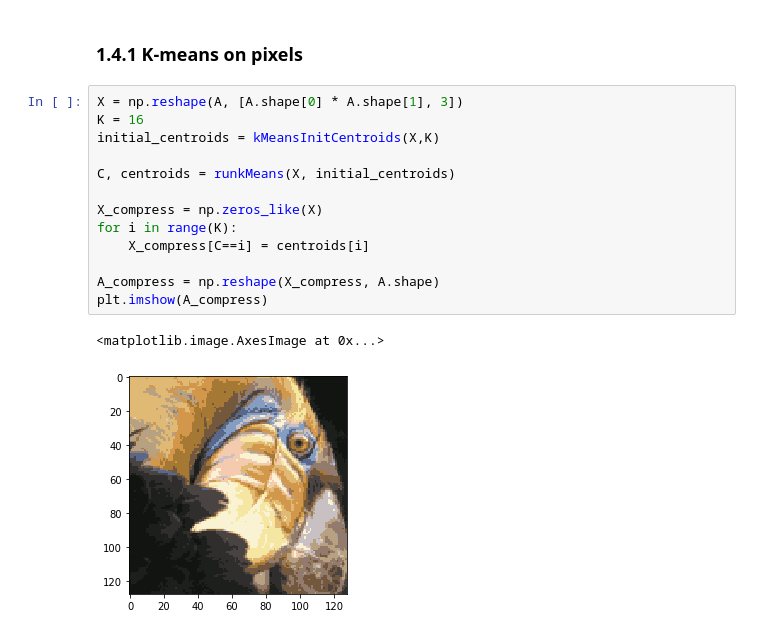
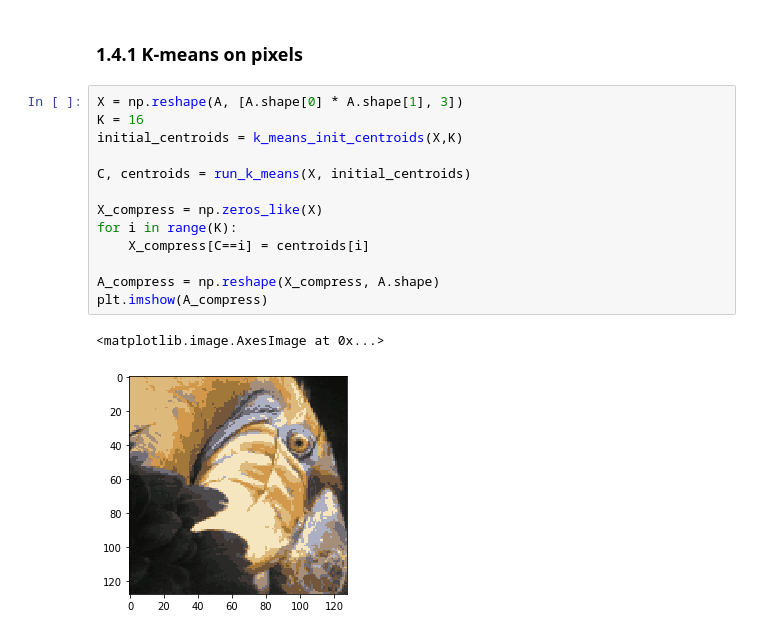
Before and after one commit to OfirKedem/Coursera-Machine-learning-python, a Jupyter notebook: ex7/code/K-means Clustering.ipynb, the cells around one changed output. Cells and saved outputs as stored; diff of their text form.

```diff
--- a/ex7/code/K-means Clustering.ipynb
+++ b/ex7/code/K-means Clustering.ipynb
@@ -152,16 +51,16 @@ float32
 # %%
 X = np.reshape(A, [A.shape[0] * A.shape[1], 3])
 K = 16
-initial_centroids = kMeansInitCentroids(X,K)
+initial_centroids = k_means_init_centroids(X,K)
 
-C, centroids = runkMeans(X, initial_centroids)
+C, centroids = run_k_means(X, initial_centroids)
 
 X_compress = np.zeros_like(X)
 for i in range(K):
     X_compress[C==i] = centroids[i]
 
 A_compress = np.reshape(X_compress, A.shape)
 plt.imshow(A_compress)
 # %% [output]
 <matplotlib.image.AxesImage at 0x...>
-[figure, old version]
+[figure, new version]
```
Also changed, not shown: parts of 10 cells of this notebook, 2 other files.
